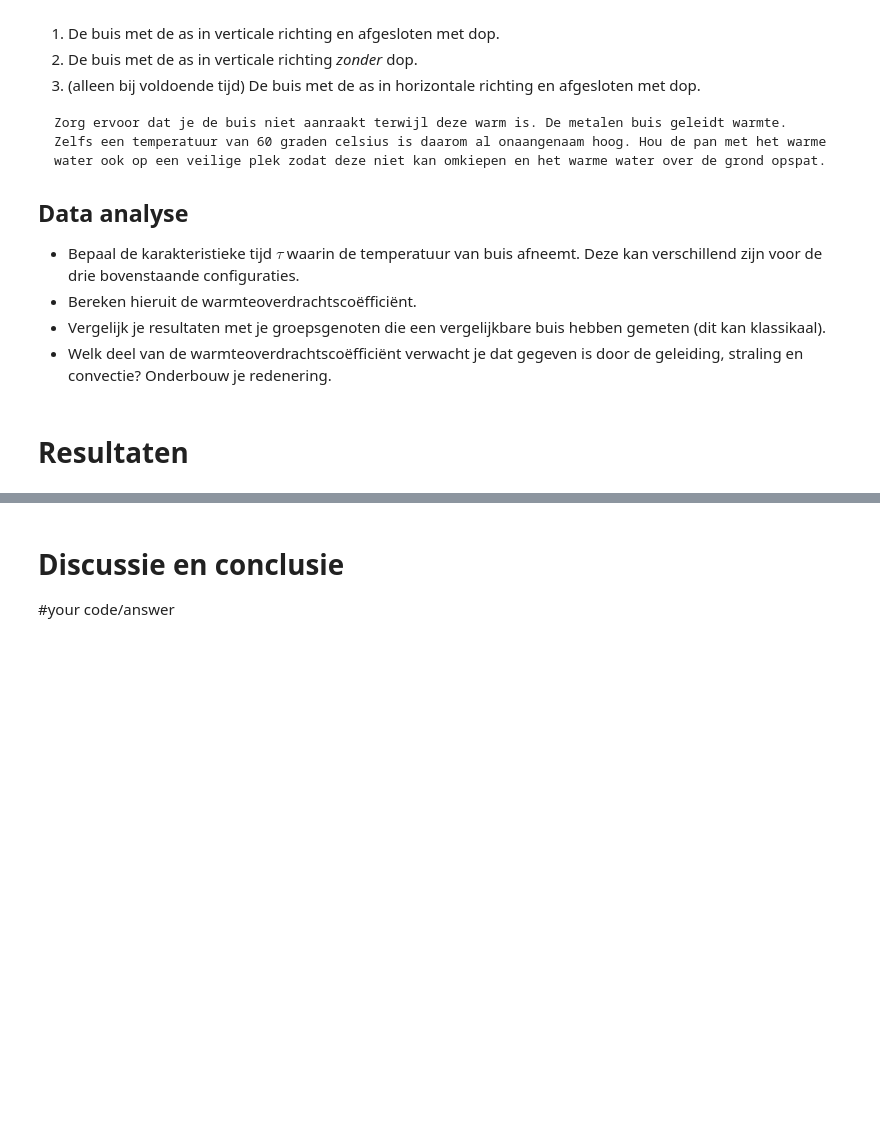
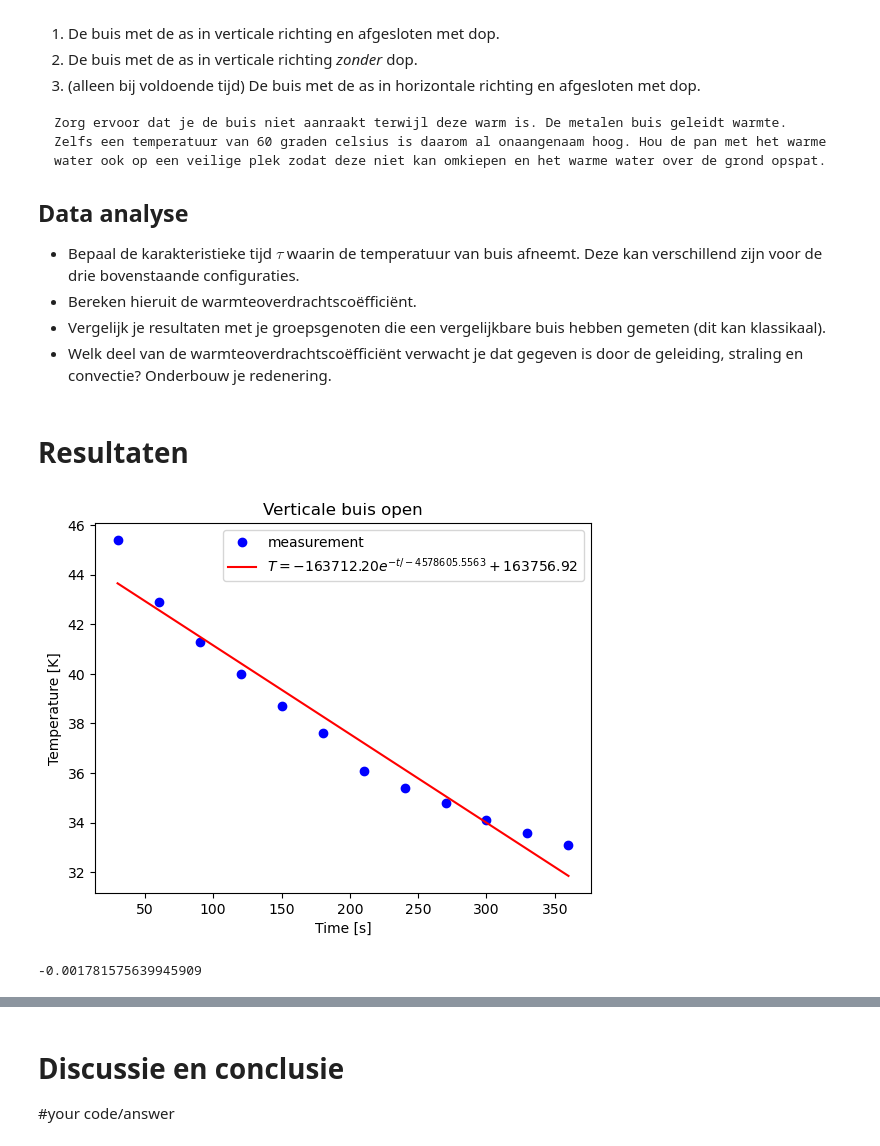
Before and after one commit to TomVerme/1, a Jupyter notebook: Content/Labs/koelbuis.ipynb, the cells around one changed output, grey strips where cells are left out. Cells and saved outputs as stored; diff of their text form; code cells hidden in the pictures; blank space fills up the shorter version.

```diff
--- a/Content/Labs/koelbuis.ipynb
+++ b/Content/Labs/koelbuis.ipynb
@@ -171,39 +190,101 @@ from scipy.optimize import curve_fit
 def exp_func(t, A, tau, T_omg):
     # A is verschiltemperatuur met omgeving aan start
     # tau is de karakteristieke tijd voor de koeling
     # T_omg is de omgevingstemperatuur
     return (A * np.exp(-t/tau) + T_omg)
 
-buitenoppervlak = 0.0 # bepaal zelf in m^2
-warmtecapaciteit = 0.0 # bepaal de warmtecapaciteit in J/K
+buitenoppervlak = 0.046585 # bepaal zelf in m^2
+warmtecapaciteit = 3.8e2 # bepaal de warmtecapaciteit in J/K
 
-times = np.array([])
-temps = np.array([])
+#Verticale buis open
+T_v_open = np.array([45.4, 42.9, 41.3, 40.0, 38.7, 37.6, 36.1, 35.4, 34.8, 34.1, 33.6, 33.1])
+t_v_open = np.array([30, 60, 90, 120, 150, 180, 210, 240, 270, 300, 330, 360])
 
 
 # pas beginwaardes aan naar schatting
 # Het aantal maxfev moet wellicht hoger voor goede convergentie van de waarde
-popt, pocv = curve_fit(exp_func, times, temps, p0=[50, 1000, 20], maxfev=5000)
+popt, pocv = curve_fit(exp_func, t_v_open, T_v_open, p0=[50, 1000, 20], maxfev=5000)
 
 A_exp, tau_exp, T_omg_exp = popt
 
-y_fit = exp_func(times, *popt)
+y_fit = exp_func(t_v_open, *popt)
 
 plt.figure()
 plt.xlabel('Time [s]')
 plt.ylabel('Temperature [K]')
 
-plt.plot(times, temps, 'bo', label='measurement')
-plt.plot(times, y_fit, 'r-',
+plt.plot(t_v_open, T_v_open, 'bo', label='measurement')
+plt.plot(t_v_open, y_fit, 'r-',
          label='$T = %0.2f e^{-t/%0.4f} + %0.2f$' % (A_exp, tau_exp, T_omg_exp))
 
 plt.legend()
-
+plt.title('Verticale buis open')
 plt.show()
 
 h_exp = (warmtecapaciteit) / (tau_exp * buitenoppervlak)
 
 print(h_exp) # warmteoverdrachtscoëfficiënt in W/m^2 K
 # Sla figuren op met
 #
 # plt.savefig("Figuren/naam.png", dpi=450)
+
+#Verticale buis dop
+T_v_dop = np.array([48.7, 46.5, 45.8, 44.2, 42.9, 42.2, 41.1, 39.9, 39.4, 38.4, 38.3, 37.5])
+t_v_dop = np.array([30 ,60 ,90 ,120 ,150 , 180, 210, 240, 270, 300, 330, 360])
+
+
+# pas beginwaardes aan naar schatting
+# Het aantal maxfev moet wellicht hoger voor goede convergentie van de waarde
+popt, pocv = curve_fit(exp_func, t_v_dop, T_v_dop, p0=[50, 1000, 20], maxfev=5000)
+
+A_exp, tau_exp, T_omg_exp = popt
+
+y_fit = exp_func(t_v_dop, *popt)
+
+plt.figure()
+plt.xlabel('Time [s]')
+plt.ylabel('Temperature [K]')
+
+plt.plot(t_v_dop, T_v_dop, 'bo', label='measurement')
+plt.plot(t_v_dop, y_fit, 'r-',
+         label='$T = %0.2f e^{-t/%0.4f} + %0.2f$' % (A_exp, tau_exp, T_omg_exp))
+
+plt.legend()
+plt.title('Verticale buis dop')
+plt.show()
+
+h_exp = (warmtecapaciteit) / (tau_exp * buitenoppervlak)
+
+print(h_exp)
+
+#Horizontale buis dop
+T_h_dop = np.array([54.5, 52.7, 50.1, 47.9, 46.0, 44.4, 43.0, 41.8, 40.7, 39.7, 38.8, 38.0, 37.2, 36.6, 35.8])
+t_h_dop = np.array([0, 30, 60, 90, 120, 150, 180, 210, 240, 270, 300, 330, 360, 390, 420])
+
+
+# pas beginwaardes aan naar schatting
+# Het aantal maxfev moet wellicht hoger voor goede convergentie van de waarde
+popt, pocv = curve_fit(exp_func, t_h_dop, T_h_dop, p0=[50, 1000, 20], maxfev=5000)
+
+A_exp, tau_exp, T_omg_exp = popt
+
+y_fit = exp_func(t_h_dop, *popt)
+
+plt.figure()
+plt.xlabel('Time [s]')
+plt.ylabel('Temperature [K]')
+
+plt.plot(t_h_dop, T_h_dop, 'bo', label='measurement')
+plt.plot(t_h_dop, y_fit, 'r-',
+         label='$T = %0.2f e^{-t/%0.4f} + %0.2f$' % (A_exp, tau_exp, T_omg_exp))
+
+plt.legend()
+plt.title('Horizontale buis dop')
+plt.show()
+
+h_exp = (warmtecapaciteit) / (tau_exp * buitenoppervlak)
+
+print(h_exp)
+# %% [output]
+[figure, added]
+-0.001781575639945909
```
Also changed, not shown: parts of 4 cells of this notebook.
